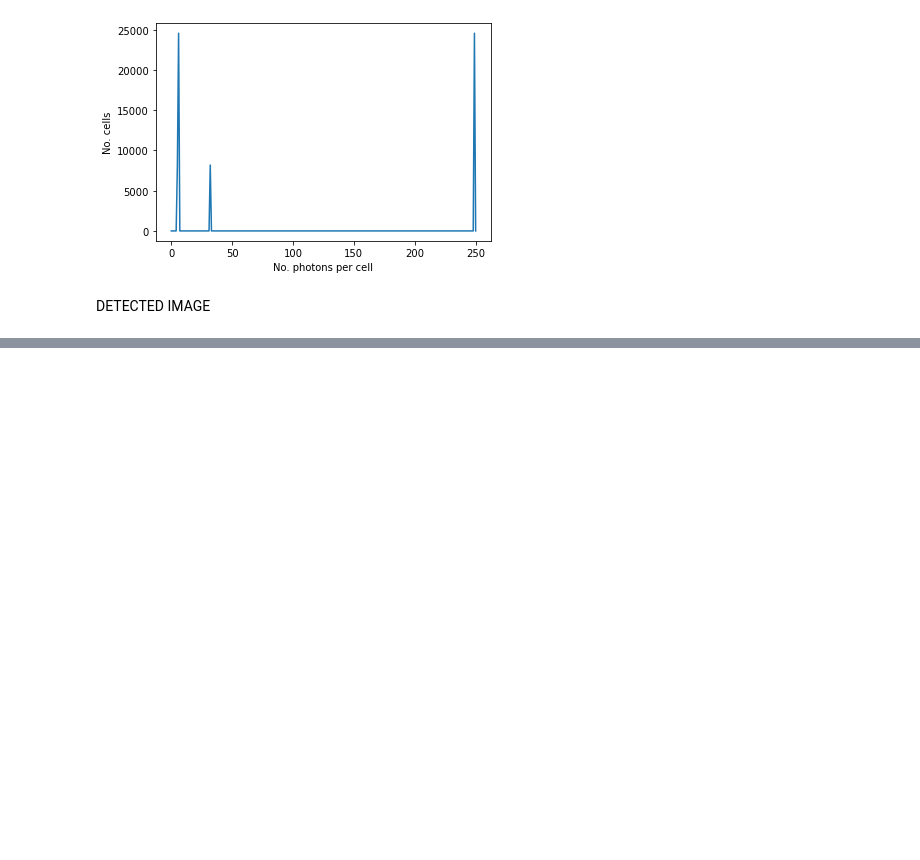
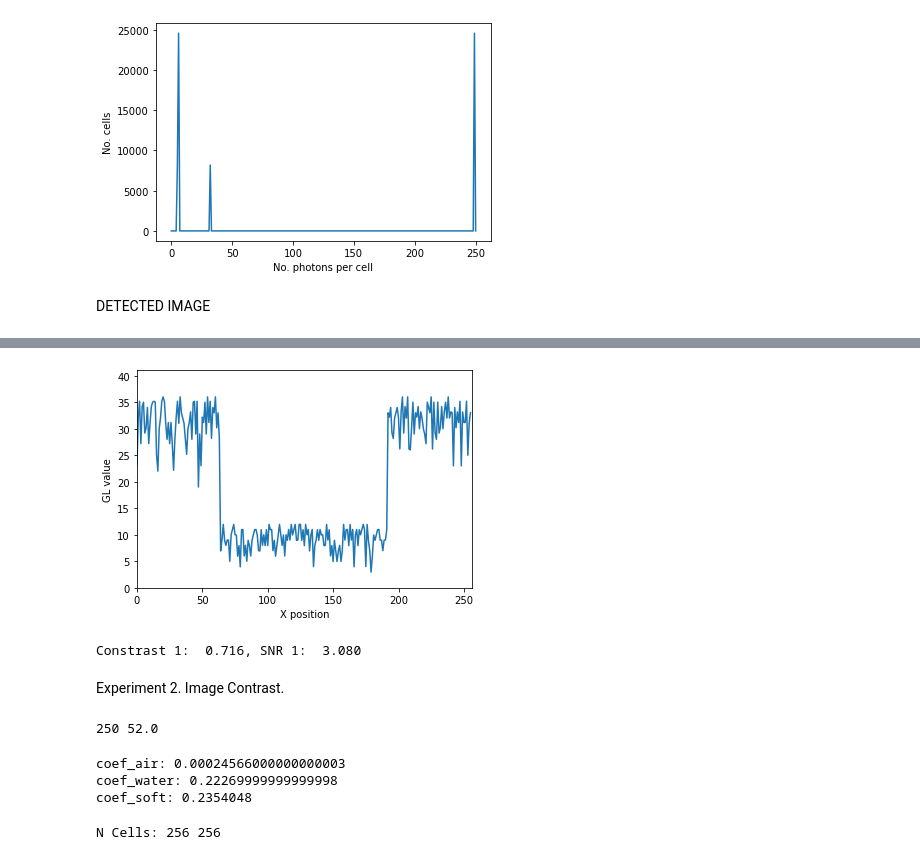
Before and after one commit to PAGF188/IBMA_Ejercicios, a Jupyter notebook: Ejercicio5/ejercicio5.ipynb, the cells around one changed output, grey strips where cells are left out. Drawn from its saved outputs; the diff is of its cells as text; code cells hidden in the pictures; blank space fills up the shorter version.

```diff
--- a/Ejercicio5/ejercicio5.ipynb
+++ b/Ejercicio5/ejercicio5.ipynb
@@ -168,0 +222,5 @@ plt.show()
+# %%
+# Interaction
+
+prj= 'frontal'
+qImage= interactor_PR(N0, obj, prj)
@@ -168,0 +233,36 @@ plt.show()
+# %%
+plotLineH(dImage, 128)
+# %% [output]
+[figure, added]
+# %%
+# Contrast 1
+w= 10
+cnt_1= getContrast(dImage, 25, 128, 125, 128, w)
+
+# SNR 1
+snr_1= getSNR(dImage, 125, 128, w)
+
+print(f'Constrast 1: {cnt_1: .3f}, SNR 1: {snr_1: .3f}')
+# %% [output]
+Constrast 1:  0.716, SNR 1:  3.080
+# %% [markdown]
+Experiment 2. Image Contrast.
+# %%
+# Source Data 2
+
+kVp= 130
+I0= 250
+N0, eE= source(kVp, I0)
+
+print(N0, eE)
+# %% [output]
+250 52.0
+# %%
+# OBJECT
+
+size= 256
+obj= cube_phantom(size, eE)
+# %% [output]
+coef_air: 0.00024566000000000003
+coef_water: 0.22269999999999998
+coef_soft: 0.2354048
@@ -168,0 +274,6 @@ plt.show()
+# %%
+# Detection
+
+dImage= detectorNoiseP(qImage, size, size)
+# %% [output]
+N Cells: 256 256
```
Also changed, not shown: parts of 34 cells of this notebook, 1 other file.
